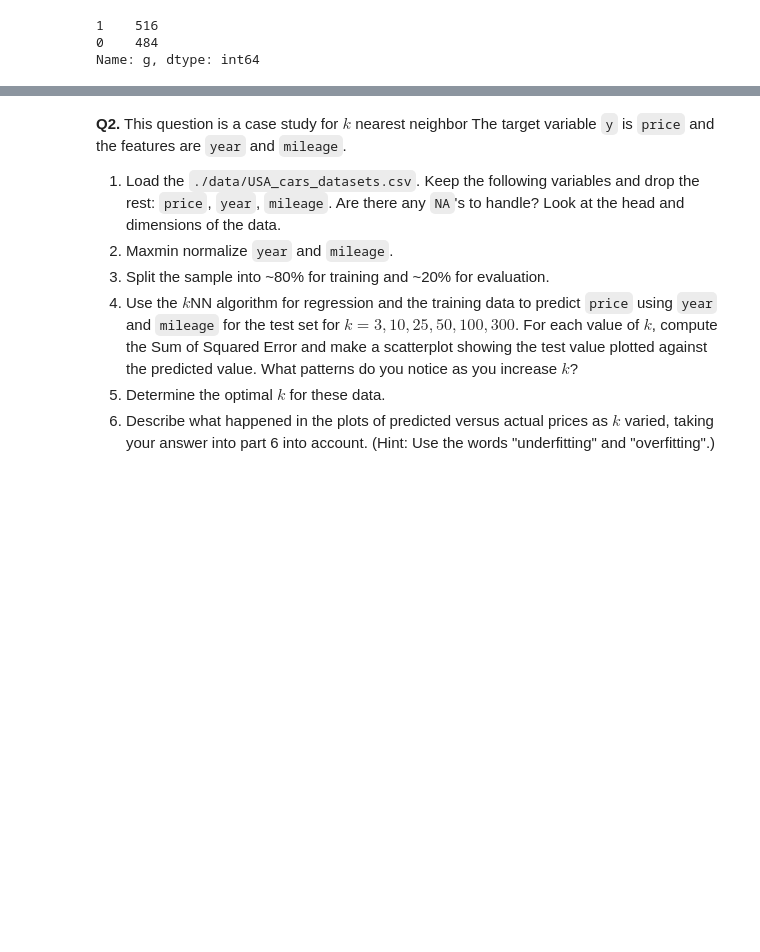
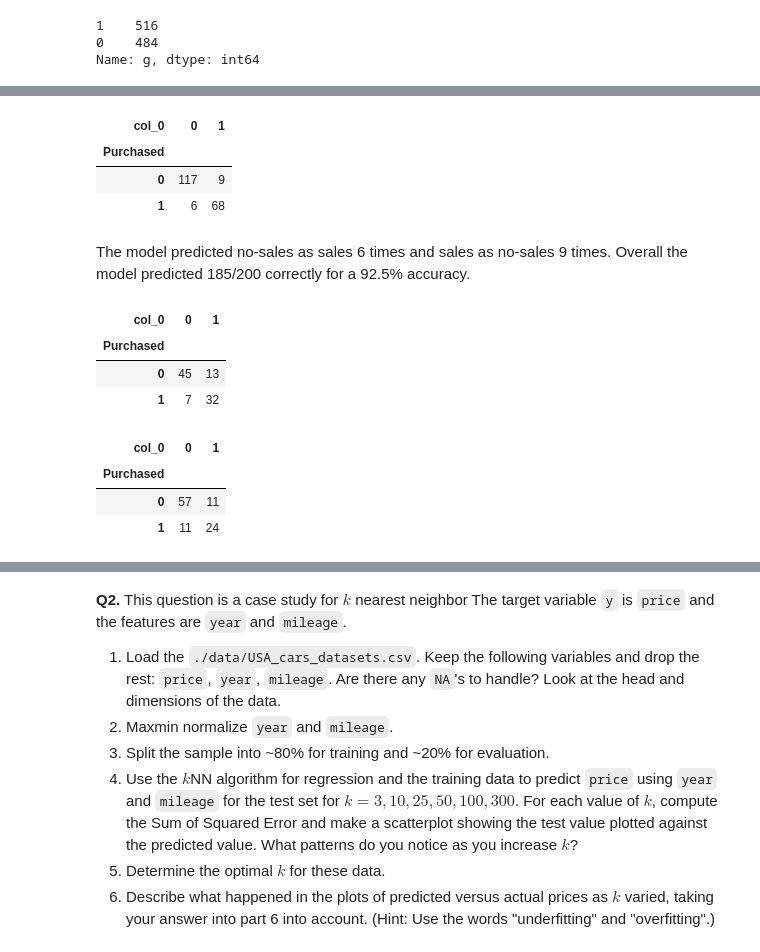
Before and after one commit to BryantRChow/DS_3001_Assignment_3, a Jupyter notebook: assignment_knn_and_kmc.ipynb, the cells around one changed output, grey strips where cells are left out. Drawn from its saved outputs; the diff is of its cells as text; code cells hidden in the pictures; blank space fills up the shorter version.

```diff
--- a/assignment_knn_and_kmc.ipynb
+++ b/assignment_knn_and_kmc.ipynb
@@ -63,0 +110,13 @@ y = df['Purchased']
+# %%
+# 1.6
+model = KNeighborsClassifier(n_neighbors=11) # Create a sk model for k
+fitted_model = model.fit(X_train,y_train) # Train the model on our data
+y_hat = fitted_model.predict(X_test) # Predict values for test set
+pd.crosstab(y_test, y_hat)
+# %% [output]
+| col_0 | 0 | 1 |
+| Purchased |  |  |
+| 0 | 117 | 9 |
+| 1 | 6 | 68 |
+# %% [markdown]
+The model predicted no-sales as sales 6 times and sales as no-sales 9 times. Overall the model predicted 185/200 correctly for a 92.5% accuracy.
@@ -63,0 +140,14 @@ y = df['Purchased']
+# %%
+pd.crosstab(y_F, y_hat_F)
+# %% [output]
+| col_0 | 0 | 1 |
+| Purchased |  |  |
+| 0 | 45 | 13 |
+| 1 | 7 | 32 |
+# %%
+pd.crosstab(y_M, y_hat_M)
+# %% [output]
+| col_0 | 0 | 1 |
+| Purchased |  |  |
+| 0 | 57 | 11 |
+| 1 | 11 | 24 |
```
Also changed, not shown: parts of 6 cells of this notebook.
